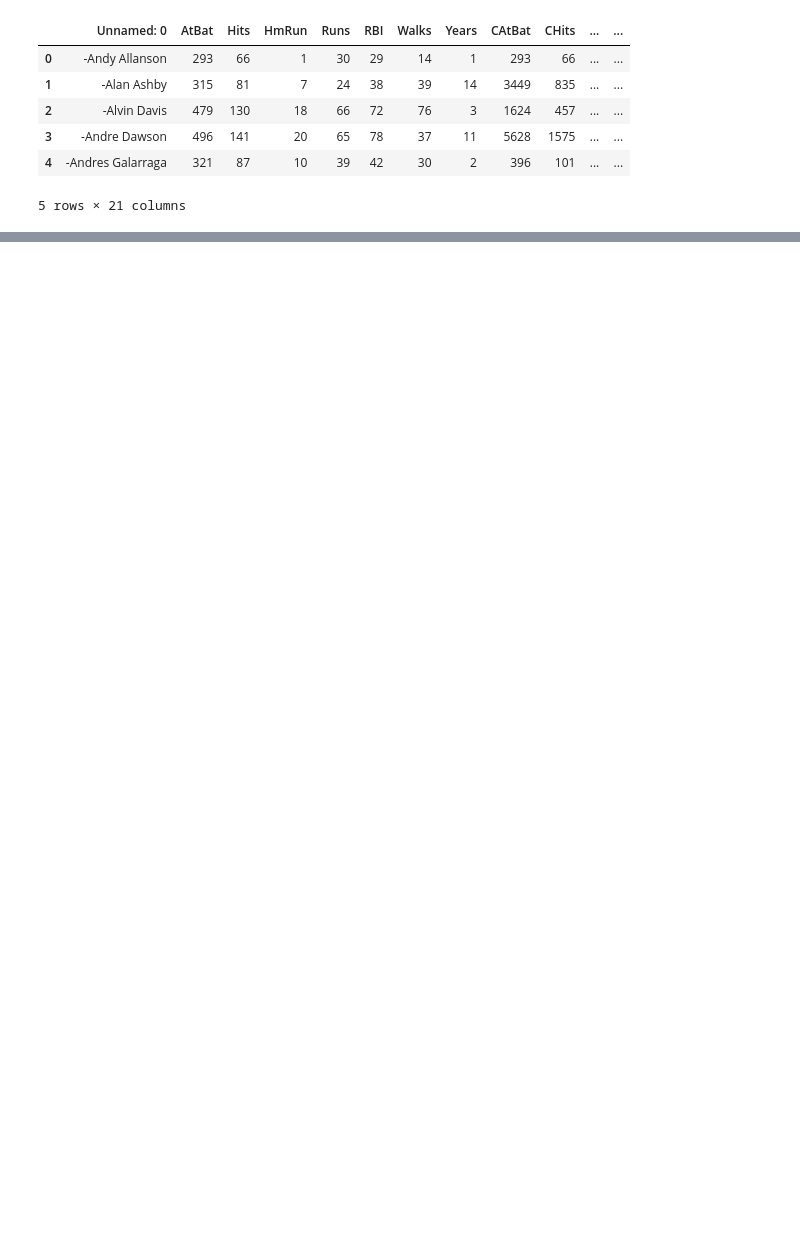
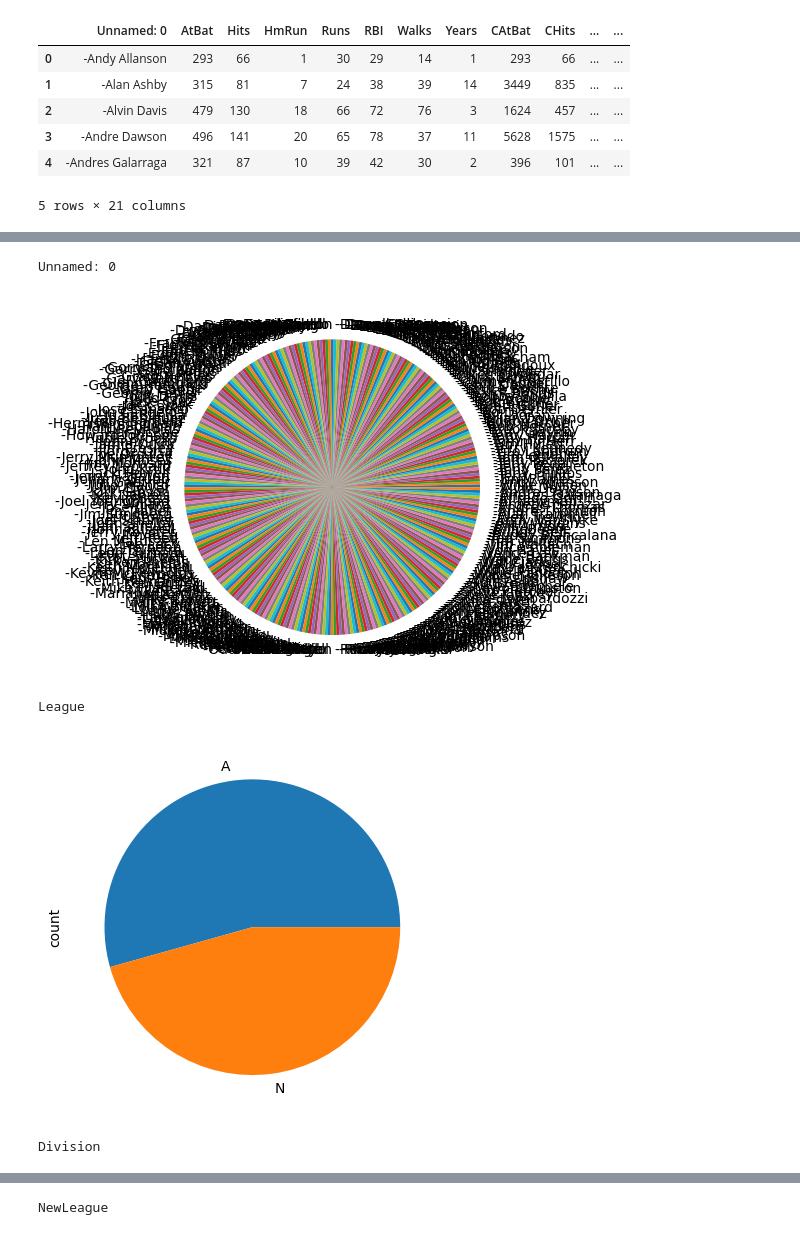
Before and after one commit to devpatel0005/Baseball-Player-Salary-Prediction, a Jupyter notebook: IPL_Player_Salary_Prediction.ipynb, the cells around one changed output, grey strips where cells are left out. Cells and saved outputs as stored; diff of their text form; code cells hidden in the pictures; blank space fills up the shorter version.

```diff
--- a/IPL_Player_Salary_Prediction.ipynb
+++ b/IPL_Player_Salary_Prediction.ipynb
@@ -18,0 +90,3 @@ df.head()
+# %%
+#here there are null values in the target variable so we will fix that by fillna method
+df['Salary']=df['Salary'].fillna(df['Salary'].median())
@@ -18,0 +126,4 @@ df.head()
+# %%
+num_cols=df.select_dtypes(include='number').columns
+cat_cols=df.select_dtypes(include='object').columns
+cat_cols
@@ -18,0 +140,12 @@ df.head()
+# %%
+#checking the distribution of the categorical features
+for i in cat_cols:
+  print(i)
+  df[i].value_counts().plot(kind='pie')
+  plt.show()
+# %% [output]
+Unnamed: 0
+[figure, added]
+League
+[figure, added]
+Division
@@ -18,0 +153 @@ df.head()
+NewLeague
```
Also changed, not shown: parts of 15 cells of this notebook.
